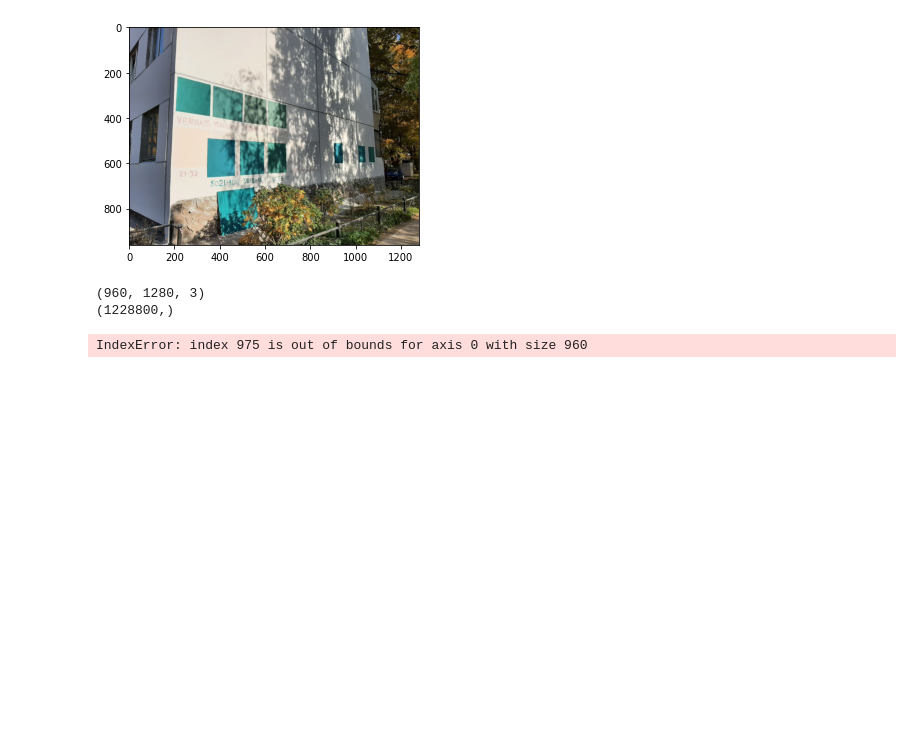
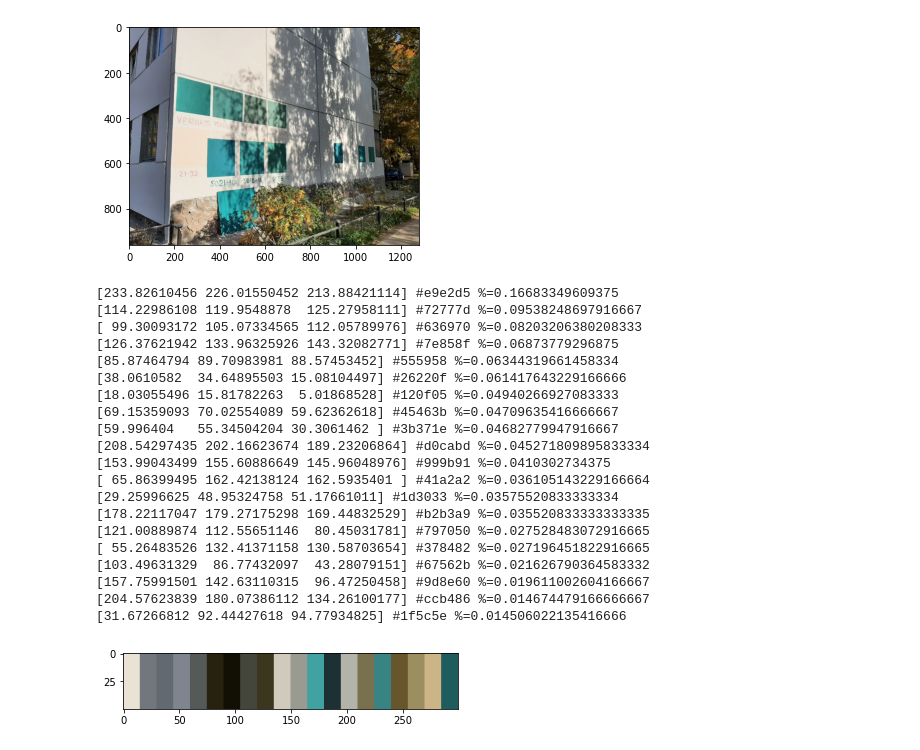
Before and after one commit to tiginamaria/ITMO_CT, a Jupyter notebook: colors_of_city.ipynb, the cells around one changed output. Cells and saved outputs as stored; diff of their text form; code cells hidden in the pictures; blank space fills up the shorter version.

Commit message:
Fix clustered image saving

```diff
--- a/colors_of_city.ipynb
+++ b/colors_of_city.ipynb
@@ -72,44 +73,58 @@ from sklearn.cluster import KMeans
 
 def get_hex_from_rgb(rgb_code: np.array) -> int:
     colour = binascii.hexlify(bytearray(int(c) for c in rgb_code)).decode('ascii')
     return colour
 
 def get_rgb_from_hex(hex: int) -> np.array:
     return ImageColor.getcolor(hex, "RGB")
 
-def get_colors_from_photo(img: np.array, colors_count: int=5):
+def get_colors_from_photo(img: np.array, colors_count: int=20):
     clt = KMeans(n_clusters=colors_count)
     clusters = clt.fit(img.reshape(-1, 3))
     cluster_centers = clusters.cluster_centers_
     cluster_pixels_count = Counter(clusters.labels_)
     pixels_count = img.shape[0] * img.shape[1]
 
-    import imageio
-    c_img = img.copy()
-    print(c_img.shape)
-    print(clusters.labels_.shape)
+    c_img = img.reshape(-1, 3).copy()
     for i, rgb_code in enumerate(cluster_centers):
-        c_img[scipy.r_[scipy.where(clusters.labels_==i)],:] = rgb_code
-    imageio.imwrite('clusters.png', c_img)
-    print('saved clustered image')
+        c_img[np.where(clusters.labels_ == i)] = rgb_code
+    imageio.imwrite('clusters.png', c_img.reshape(*img.shape))
 
     width=300
     palette = np.zeros((50, 300, 3), np.uint8)
     steps = width / cluster_centers.shape[0]
 
     cluster_pixels_percent, cluster_centers = zip(*list(sorted(zip([cluster_pixels_count[i] / pixels_count for i in range(len(cluster_centers))], cluster_centers), reverse=True)))
 
     for i, rgb_code in enumerate(cluster_centers):
         palette[:, int(i * steps):(int((i + 1) * steps)), :] = rgb_code
         print(rgb_code, f'#{get_hex_from_rgb(rgb_code)}', f'%={cluster_pixels_percent[i]}')
     imshow(palette)
 
 
 get_colors_from_photo(img)
 # %% [output]
-(960, 1280, 3)
-(1228800,)
+[233.82610456 226.01550452 213.88421114] #e9e2d5 %=0.16683349609375
+[114.22986108 119.9548878  125.27958111] #72777d %=0.09538248697916667
+[ 99.30093172 105.07334565 112.05789976] #636970 %=0.08203206380208333
+[126.37621942 133.96325926 143.32082771] #7e858f %=0.06873779296875
+[85.87464794 89.70983981 88.57453452] #555958 %=0.06344319661458334
+[38.0610582  34.64895503 15.08104497] #26220f %=0.061417643229166666
+[18.03055496 15.81782263  5.01868528] #120f05 %=0.04940266927083333
+[69.15359093 70.02554089 59.62362618] #45463b %=0.04709635416666667
+[59.996404   55.34504204 30.3061462 ] #3b371e %=0.04682779947916667
+[208.54297435 202.16623674 189.23206864] #d0cabd %=0.045271809895833334
+[153.99043499 155.60886649 145.96048976] #999b91 %=0.0410302734375
+[ 65.86399495 162.42138124 162.5935401 ] #41a2a2 %=0.036105143229166664
+[29.25996625 48.95324758 51.17661011] #1d3033 %=0.03575520833333334
+[178.22117047 179.27175298 169.44832529] #b2b3a9 %=0.035520833333333335
+[121.00889874 112.55651146  80.45031781] #797050 %=0.027528483072916665
+[ 55.26483526 132.41371158 130.58703654] #378482 %=0.027196451822916665
+[103.49631329  86.77432097  43.28079151] #67562b %=0.021626790364583332
+[157.75991501 142.63110315  96.47250458] #9d8e60 %=0.019611002604166667
+[204.57623839 180.07386112 134.26100177] #ccb486 %=0.014674479166666667
+[31.67266812 92.44427618 94.77934825] #1f5c5e %=0.014506022135416666
-IndexError: index 975 is out of bounds for axis 0 with size 960
+[figure, added]
 # %%
 def get_closest_image():
     # go thrue all photoes in dataset and define closest one by weather time of the day and color
```
Also changed, not shown: parts of 2 cells of this notebook, 1 other file.
